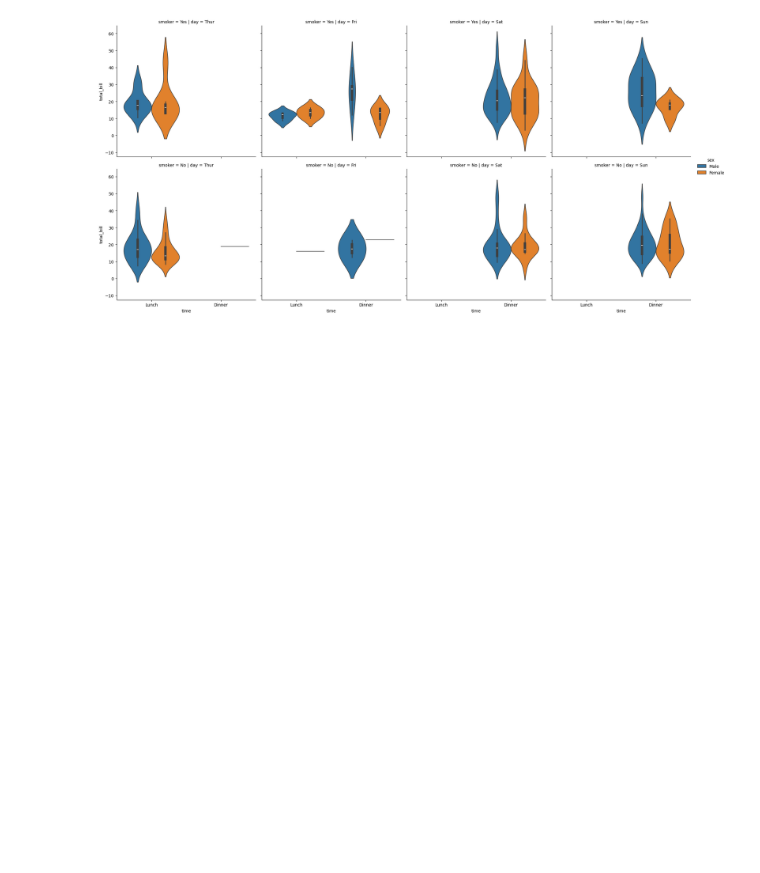
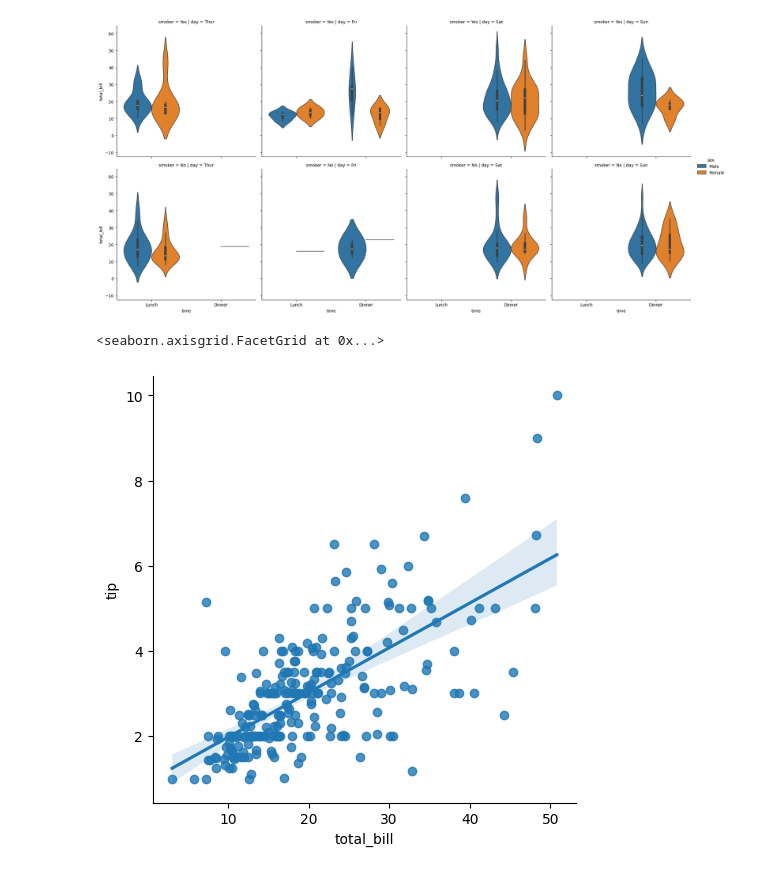
Before and after one commit to Maddox24425/Summer-Training, a Jupyter notebook: Day_14/Day_14.ipynb, the cells around one changed output. Saved outputs shown, nothing was run; the diff lists cells and outputs as text; code cells hidden in the pictures; blank space fills up the shorter version.

```diff
--- a/Day_14/Day_14.ipynb
+++ b/Day_14/Day_14.ipynb
@@ -129,3 +129,9 @@ sns.catplot(data=df_tips, y='total_bill', x='time', kind='violin', hue='sex', ro
 # %% [output]
 <seaborn.axisgrid.FacetGrid at 0x...>
 [figure]
+# %%
+# to plot scatter plot
+sns.lmplot(data=df_tips, y='tip', x='total_bill')
+# %% [output]
+<seaborn.axisgrid.FacetGrid at 0x...>
+[figure, added]
```
Also changed, not shown: parts of 2 cells of this notebook.
